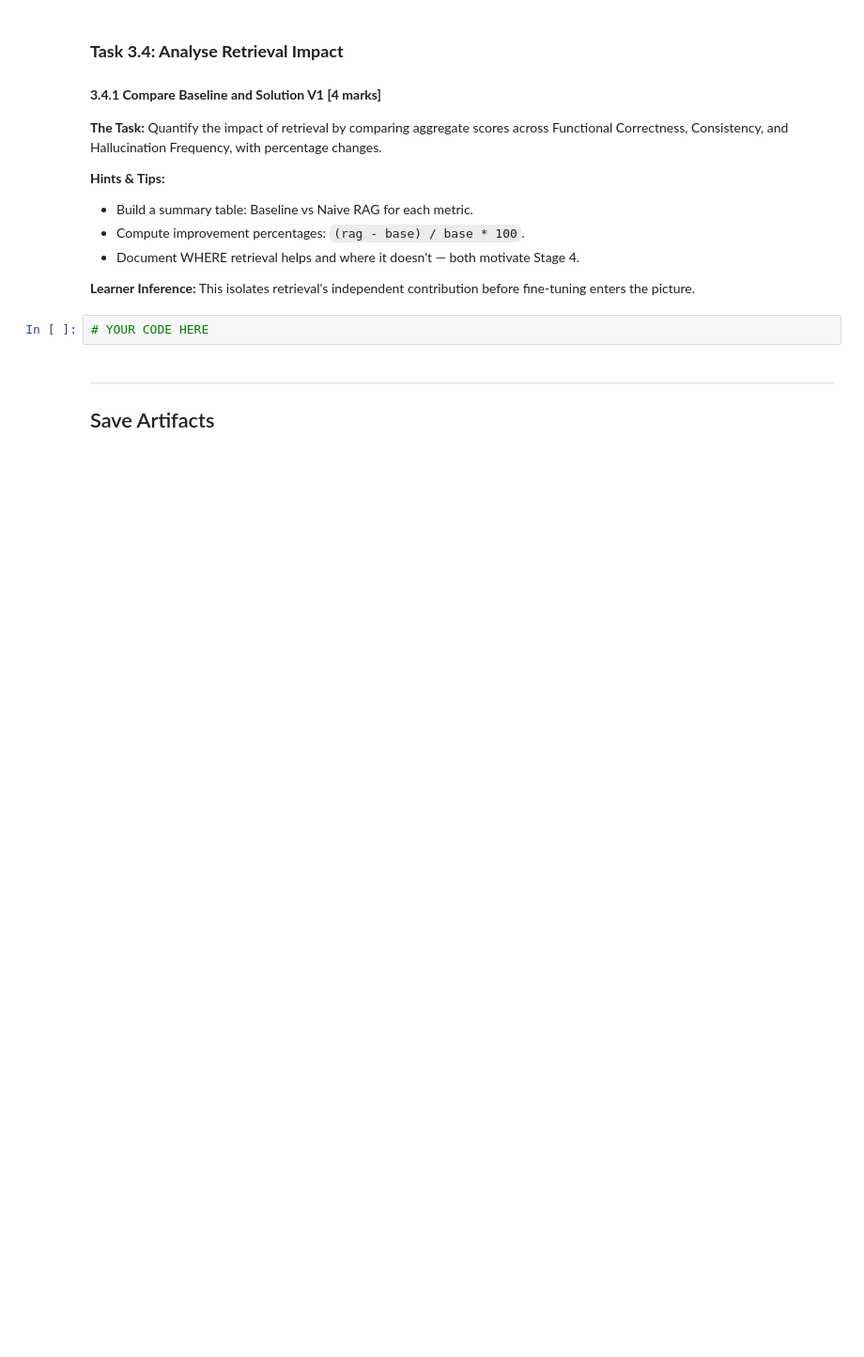
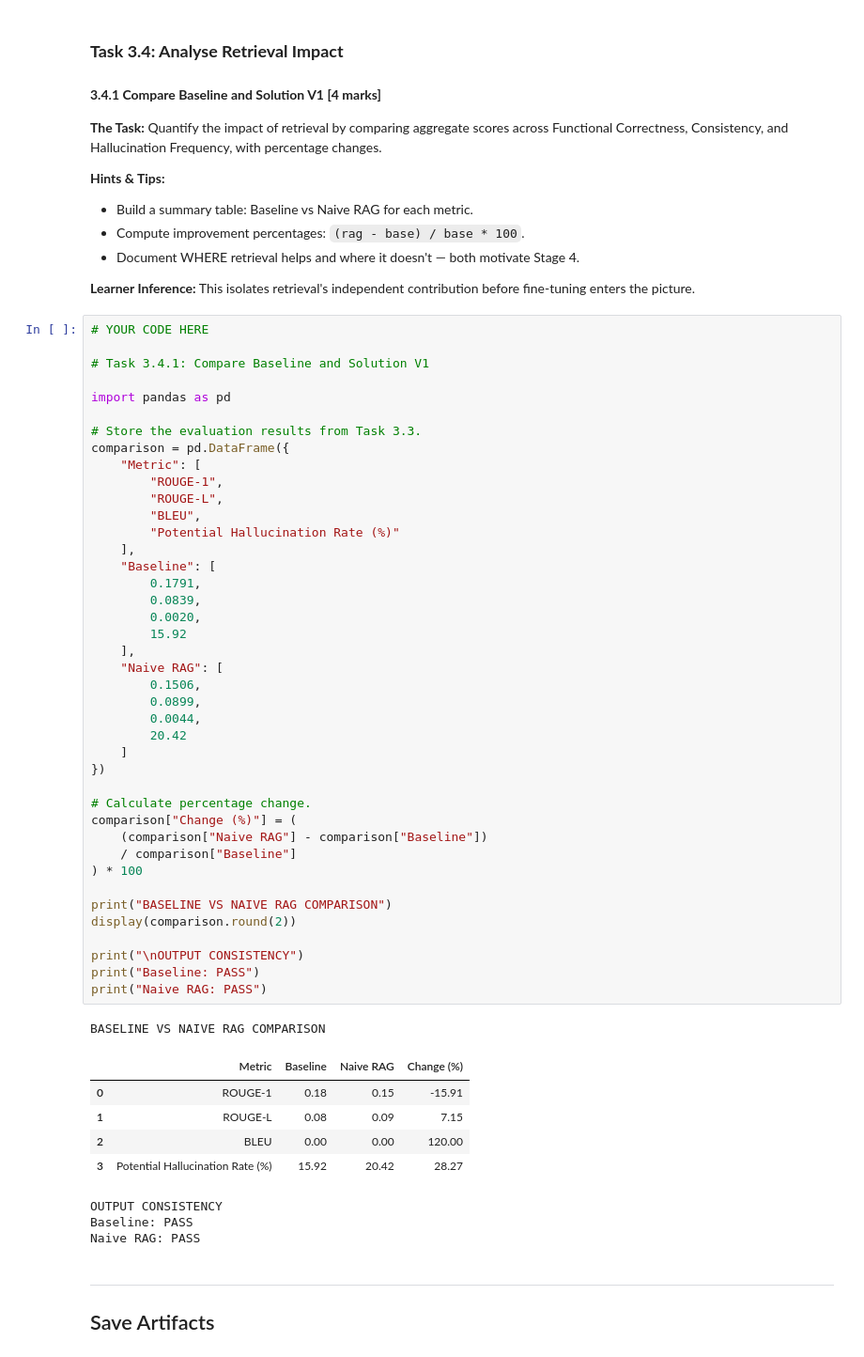
Before and after one commit to DivyaSanam/CapStoneRAGProject, a Jupyter notebook: Solution_V1_RAG_Evaluation.ipynb, the cells around one changed output. Shown at 94% size. Cells and saved outputs as stored; diff of their text form; blank space fills up the shorter version.

```diff
--- a/Solution_V1_RAG_Evaluation.ipynb
+++ b/Solution_V1_RAG_Evaluation.ipynb
@@ -93,8 +696,57 @@ Load the base model, reload ChromaDB (same embedding model as NB4), and load `df
 * Document WHERE retrieval helps and where it doesn't — both motivate Stage 4.
 
 **Learner Inference:** This isolates retrieval's independent contribution before fine-tuning enters the picture.
-# %%
-# YOUR CODE HERE
+# %%
+# YOUR CODE HERE
+
+# Task 3.4.1: Compare Baseline and Solution V1
+
+import pandas as pd
+
+# Store the evaluation results from Task 3.3.
+comparison = pd.DataFrame({
+    "Metric": [
+        "ROUGE-1",
+        "ROUGE-L",
+        "BLEU",
+        "Potential Hallucination Rate (%)"
+    ],
+    "Baseline": [
+        0.1791,
+        0.0839,
+        0.0020,
+        15.92
+    ],
+    "Naive RAG": [
+        0.1506,
+        0.0899,
+        0.0044,
+        20.42
+    ]
+})
+
+# Calculate percentage change.
+comparison["Change (%)"] = (
+    (comparison["Naive RAG"] - comparison["Baseline"])
+    / comparison["Baseline"]
+) * 100
+
+print("BASELINE VS NAIVE RAG COMPARISON")
+display(comparison.round(2))
+
+print("\nOUTPUT CONSISTENCY")
+print("Baseline: PASS")
+print("Naive RAG: PASS")
+# %% [output]
+BASELINE VS NAIVE RAG COMPARISON
+|  | Metric | Baseline | Naive RAG | Change (%) |
+| 0 | ROUGE-1 | 0.18 | 0.15 | -15.91 |
+| 1 | ROUGE-L | 0.08 | 0.09 | 7.15 |
+| 2 | BLEU | 0.00 | 0.00 | 120.00 |
+| 3 | Potential Hallucination Rate (%) | 15.92 | 20.42 | 28.27 |
+OUTPUT CONSISTENCY
+Baseline: PASS
+Naive RAG: PASS
 # %% [markdown]
 ---
 ## Save Artifacts
```
Also changed, not shown: parts of 23 cells of this notebook, 9 other files.
